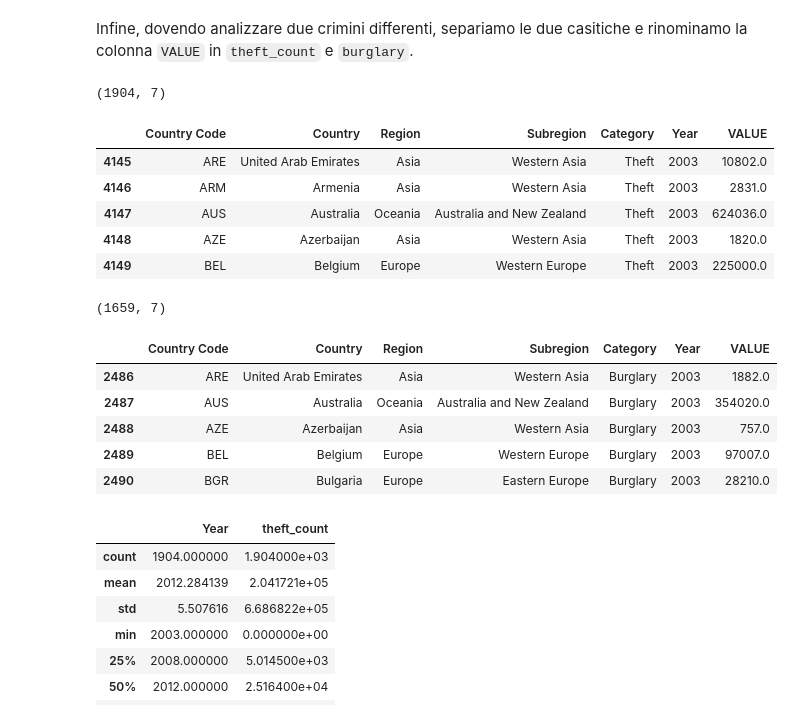
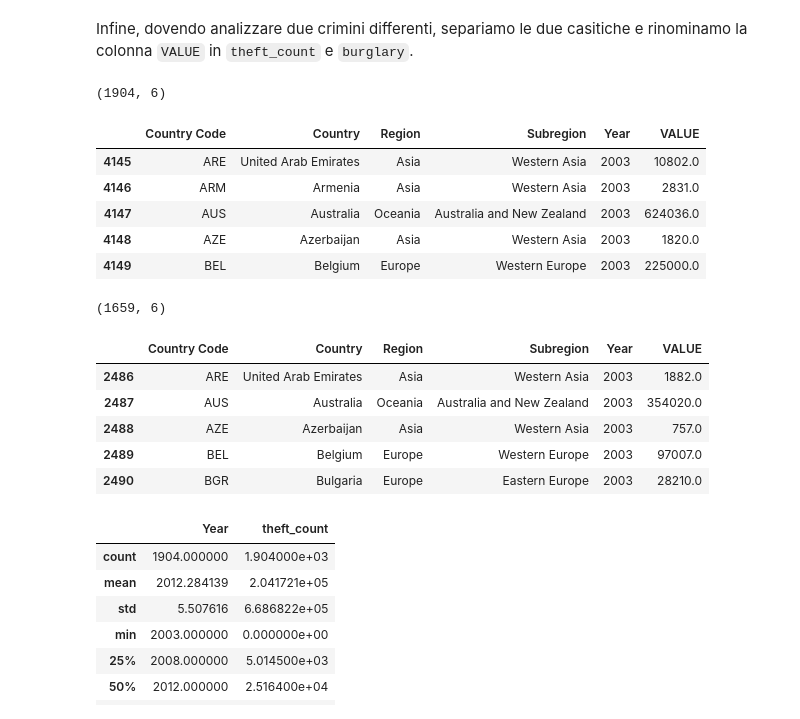
Before and after one commit to lozziopadredeivizzi/CrimeRatePredictor, a Jupyter notebook: crime_rate_prediction.ipynb, the cells around one changed output. Saved outputs shown, nothing was run; the diff lists cells and outputs as text; code cells hidden in the pictures.

```diff
--- a/crime_rate_prediction.ipynb
+++ b/crime_rate_prediction.ipynb
@@ -140,26 +140,28 @@ Infine, dovendo analizzare due crimini differenti, separiamo le due casitiche e
 # %%
 theft = theftCrime.copy()
 theft = theft[theft['Category'].isin(['Theft'])]
+theft = theft.drop(['Category'], axis=1)
 print(theft.shape)
 theft.head()
 # %% [output]
-(1904, 7)
+(1904, 6)
-|  | Country Code | Country | Region | Subregion | Category | Year | VALUE |
-| 4145 | ARE | United Arab Emirates | Asia | Western Asia | Theft | 2003 | 10802.0 |
-| 4146 | ARM | Armenia | Asia | Western Asia | Theft | 2003 | 2831.0 |
-| 4147 | AUS | Australia | Oceania | Australia and New Zealand | Theft | 2003 | 624036.0 |
-| 4148 | AZE | Azerbaijan | Asia | Western Asia | Theft | 2003 | 1820.0 |
-| 4149 | BEL | Belgium | Europe | Western Europe | Theft | 2003 | 225000.0 |
+|  | Country Code | Country | Region | Subregion | Year | VALUE |
+| 4145 | ARE | United Arab Emirates | Asia | Western Asia | 2003 | 10802.0 |
+| 4146 | ARM | Armenia | Asia | Western Asia | 2003 | 2831.0 |
+| 4147 | AUS | Australia | Oceania | Australia and New Zealand | 2003 | 624036.0 |
+| 4148 | AZE | Azerbaijan | Asia | Western Asia | 2003 | 1820.0 |
+| 4149 | BEL | Belgium | Europe | Western Europe | 2003 | 225000.0 |
 # %%
 burglary = theftCrime.copy()
 burglary = burglary[burglary['Category'].isin(['Burglary'])]
+burglary = burglary.drop(['Category'], axis=1)
 print(burglary.shape)
 burglary.head()
 # %% [output]
-(1659, 7)
+(1659, 6)
-|  | Country Code | Country | Region | Subregion | Category | Year | VALUE |
-| 2486 | ARE | United Arab Emirates | Asia | Western Asia | Burglary | 2003 | 1882.0 |
-| 2487 | AUS | Australia | Oceania | Australia and New Zealand | Burglary | 2003 | 354020.0 |
-| 2488 | AZE | Azerbaijan | Asia | Western Asia | Burglary | 2003 | 757.0 |
-| 2489 | BEL | Belgium | Europe | Western Europe | Burglary | 2003 | 97007.0 |
-| 2490 | BGR | Bulgaria | Europe | Eastern Europe | Burglary | 2003 | 28210.0 |
+|  | Country Code | Country | Region | Subregion | Year | VALUE |
+| 2486 | ARE | United Arab Emirates | Asia | Western Asia | 2003 | 1882.0 |
+| 2487 | AUS | Australia | Oceania | Australia and New Zealand | 2003 | 354020.0 |
+| 2488 | AZE | Azerbaijan | Asia | Western Asia | 2003 | 757.0 |
+| 2489 | BEL | Belgium | Europe | Western Europe | 2003 | 97007.0 |
+| 2490 | BGR | Bulgaria | Europe | Eastern Europe | 2003 | 28210.0 |
```
Also changed, not shown: parts of 44 cells of this notebook, 1 other file.
